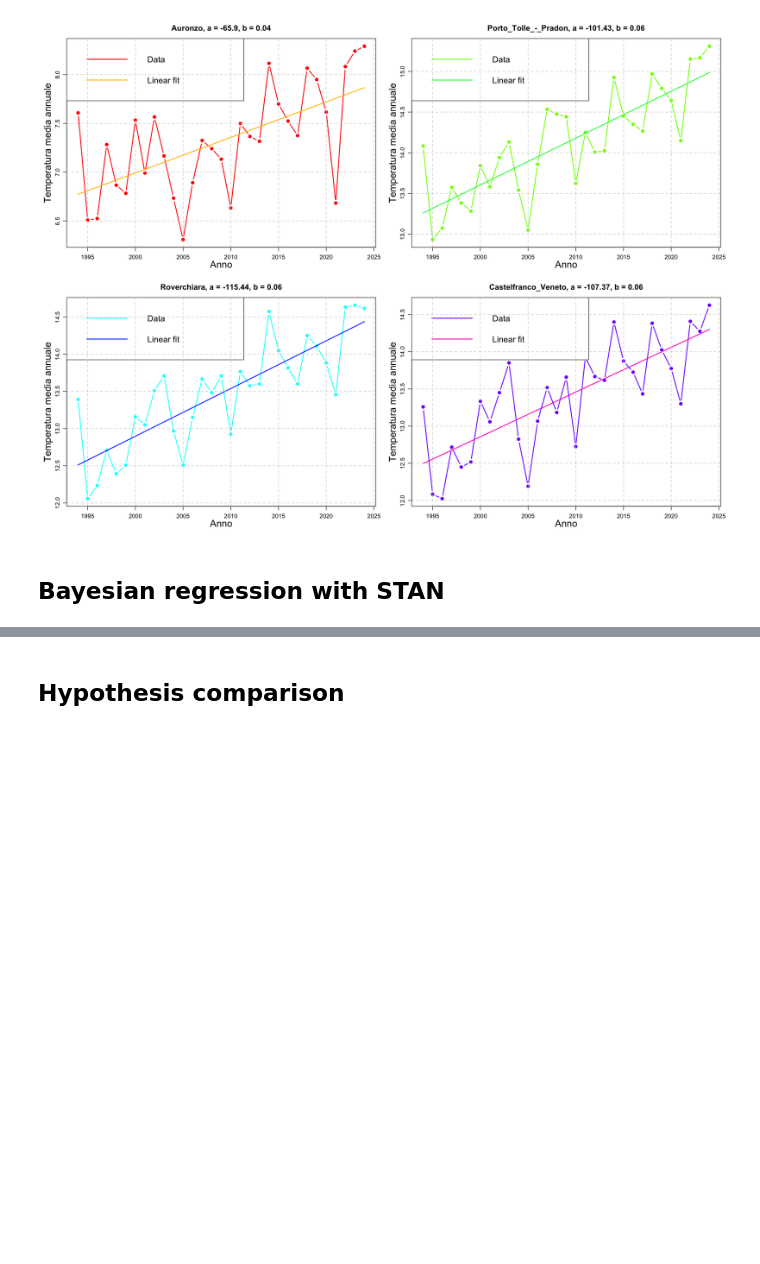
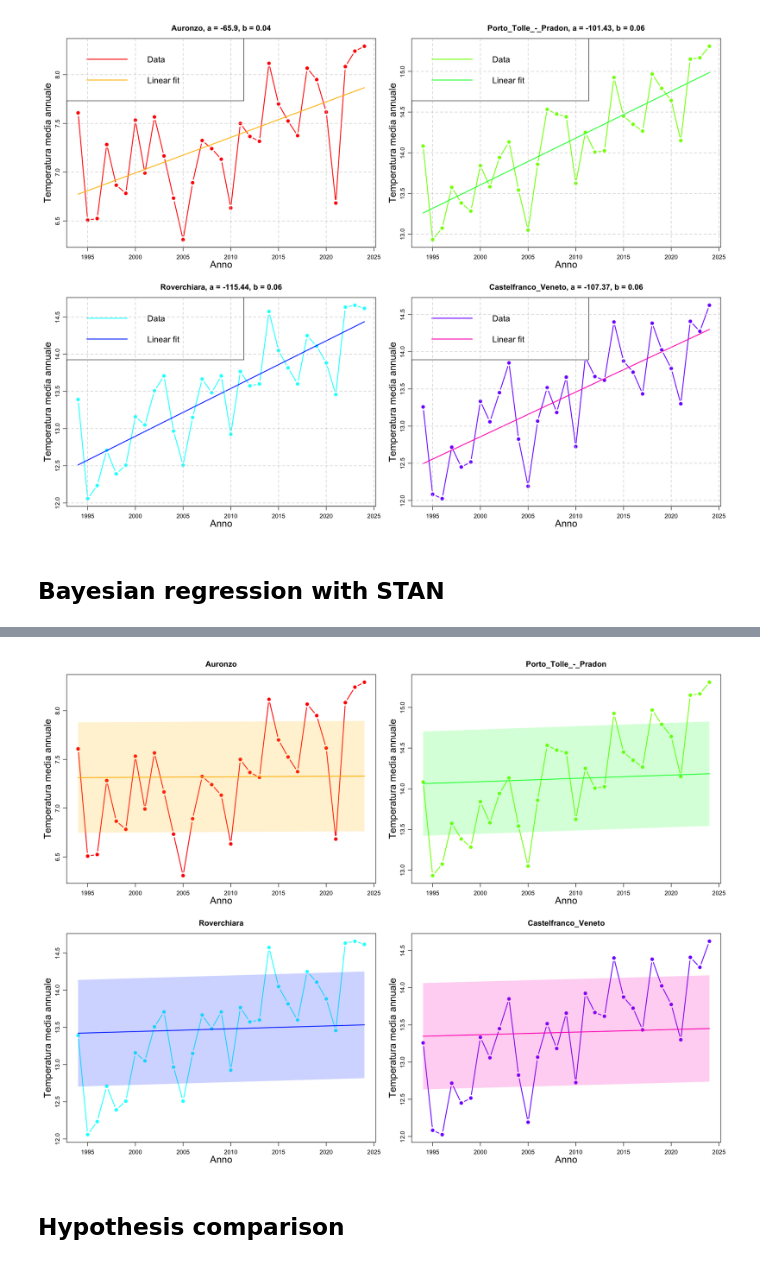
Before and after one commit to RaffaeleSabatini/ASPA_Proj07, a Jupyter notebook: main.ipynb, the cells around one changed output, grey strips where cells are left out. Saved outputs shown, nothing was run; the diff lists cells and outputs as text; code cells hidden in the pictures; blank space fills up the shorter version.

Commit message:
Grafici fit lineare bayesiano

```diff
--- a/main.ipynb
+++ b/main.ipynb
@@ -417,3 +417,36 @@ lp__  2.1391563           -3.2162781  -6.0900900          -5.9026969
+# %%
+options(repr.plot.width=16, repr.plot.height=12)
+par(mfrow = c(2,2), bg = "white", mar=c(4,4,3,1))
+par(mgp = c(2, 0.8, 0))
+
+# Color palette
+colors <- rainbow(length(stations_names)*2)
+
+for (i in 1:length(stations_names)) {
+    name <- stations_names[[i]]
+    annual_average <- rowMeans(dataset[[name]][["Temperatura aria a 2m (_C) media delle medie"]])
+    coeffs <- linear_best_val[[name]]
+
+    # Plot points
+    plot(years, annual_average, type="b", pch=19, col=colors[2*i-1],
+        lwd=2, cex.lab=1.6,
+        main=name,
+        font.main=2, cex.main=1.3,
+        xlab="Anno", ylab="Temperatura media annuale")
+
+    # Plot fitted line with error
+    x_poly <- c(years, rev(years))
+    y_poly <- c( years*coeffs[['b']] + coeffs[['a']] + coeffs[['sigma']], rev( years*coeffs[['b']] + coeffs[['a']] - coeffs[['sigma']]))
+    rgb_col <- c(col2rgb(colors[2*i]), 0.2)
+    polygon(
+        x_poly, y_poly,
+        col = do.call(rgb, as.list(c(col2rgb(colors[2*i]) / 255, 0.2))),
+        border = NA
+    )
+    lines(years, years*coeffs[['b']] + coeffs[['a']], col=colors[2*i], lwd=2)
+}
+# %% [output]
+[figure, added]
 # %% [markdown]
 ## Hypothesis comparison
 # %% [markdown]
```
Also changed, not shown: parts of 7 cells of this notebook.
